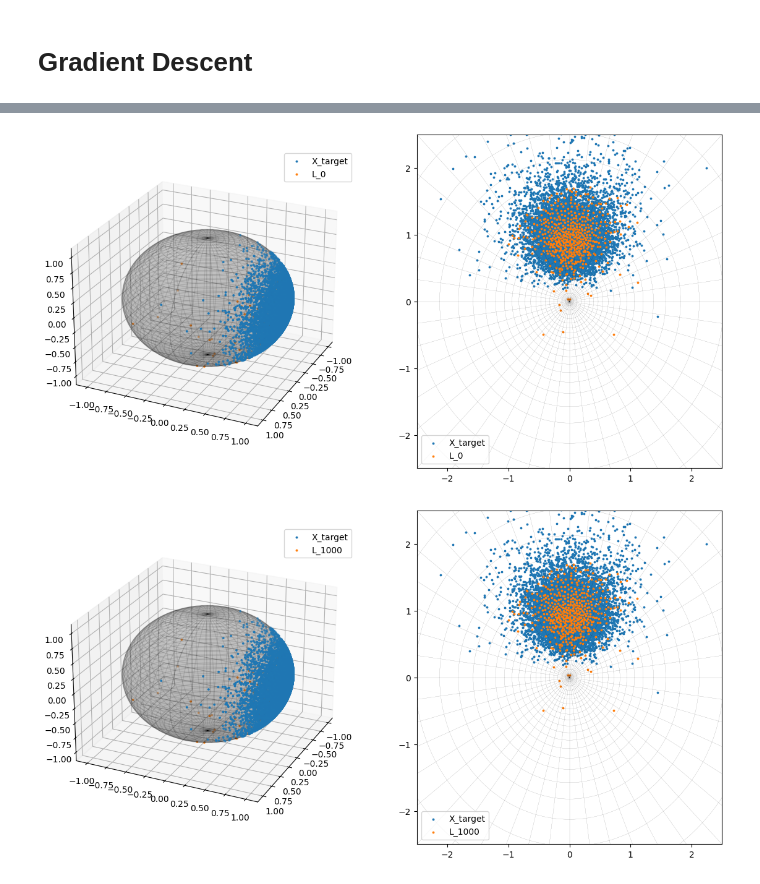
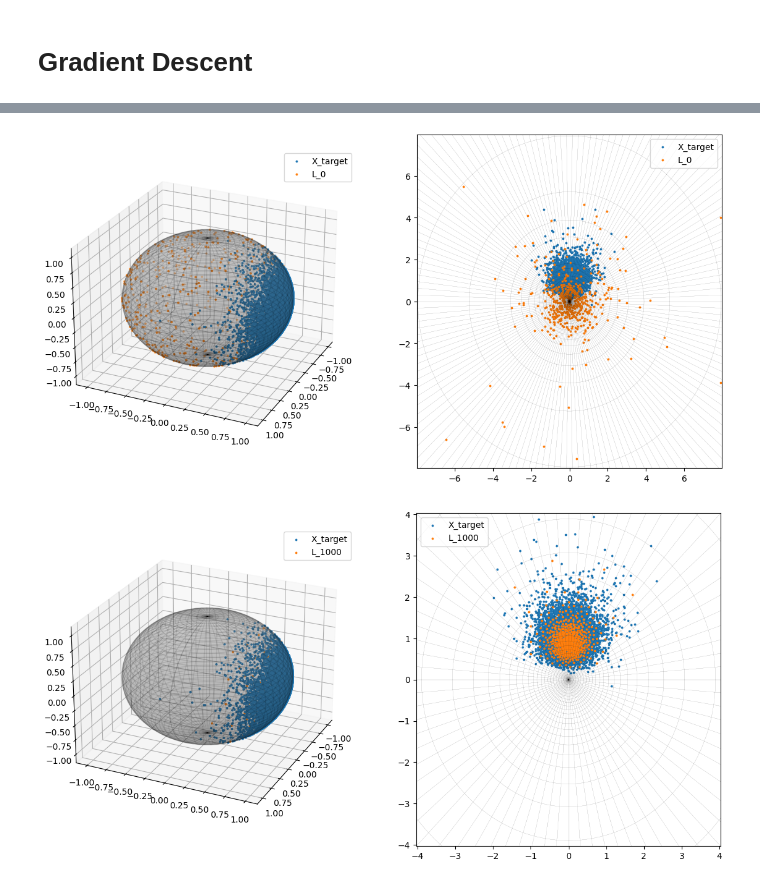
Before and after one commit to mint-vu/s3wd, a Jupyter notebook: src/demos/gd_particles.ipynb, the cells around one changed output, grey strips where cells are left out. Drawn from its saved outputs; the diff is of its cells as text; code cells hidden in the pictures.

```diff
--- a/src/demos/gd_particles.ipynb
+++ b/src/demos/gd_particles.ipynb
@@ -47,15 +47,15 @@ L, L_loss = gd_sphere.run_exp(X_target, X0, d_func, d_args, device, n_steps=1001
 # %%
 for k in [0, 1000]:
     X_target_cpu = X_target.cpu().detach().numpy()
     L1_k_cpu = L1[k].cpu().detach().numpy()
 
-    datasets = [X_target_cpu, L_k_cpu]
+    datasets = [X_target_cpu, L1_k_cpu]
     labels = ['X_target', f'L_{k}']
 
     plot_utils.plot_all(datasets, labels, view_init=(25, 25))
 # %% [output]
-[figure, old version]
+[figure, new version]
-[figure, old version]
+[figure, new version]
 # %%
 for k in [0, 1000]:
     X_target_cpu = X_target.cpu().detach().numpy()
```
Also changed, not shown: parts of 2 cells of this notebook, 5 other files.
